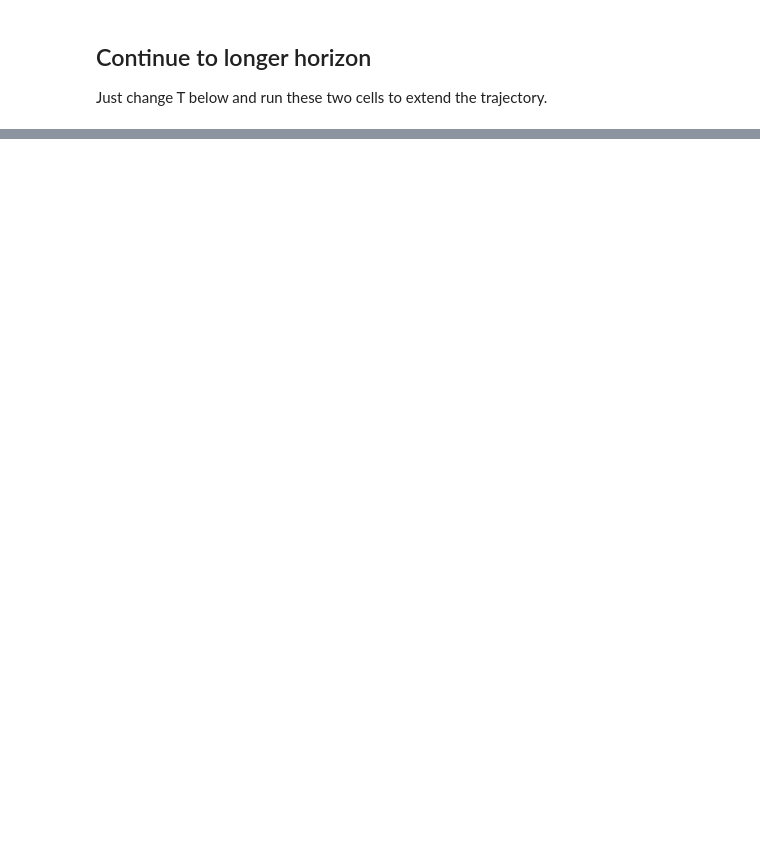
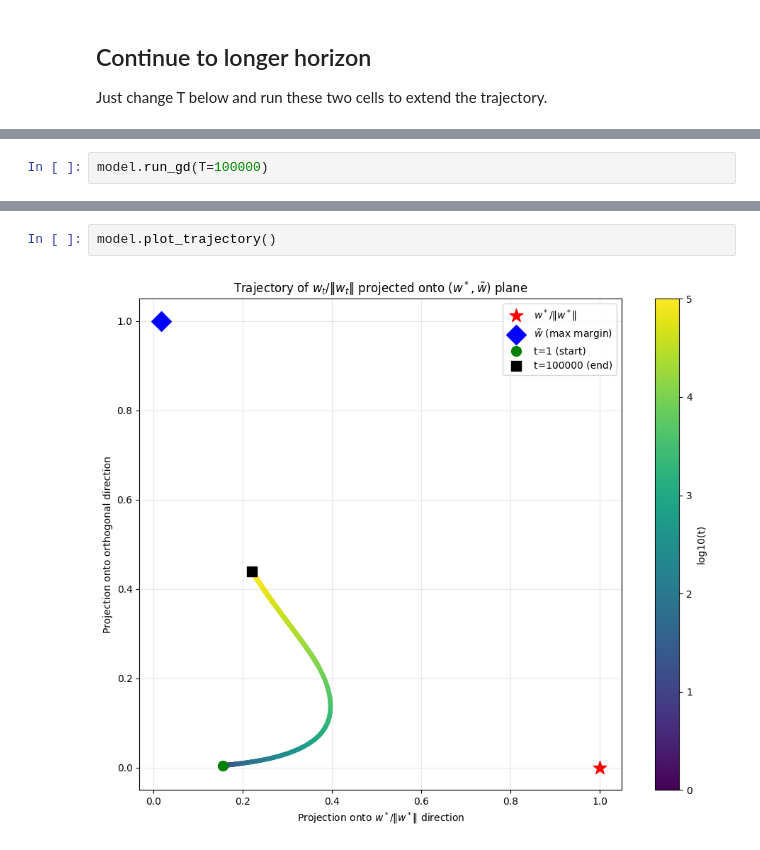
Before and after one commit to AliMorty/early_stopping, a Jupyter notebook: conjecture 1/conjecture1_experiment_V3.ipynb, the cells around one changed output, grey strips where cells are left out. Saved outputs shown, nothing was run; the diff lists cells and outputs as text; blank space fills up the shorter version.

```diff
--- a/conjecture 1/conjecture1_experiment_V3.ipynb
+++ b/conjecture 1/conjecture1_experiment_V3.ipynb
@@ -366,0 +76,2 @@ model.run_gd(T=50000)
+# %%
+model.run_gd(T=100000)
@@ -370,0 +110,4 @@ model.print_summary()
+# %%
+model.plot_trajectory()
+# %% [output]
+[figure, added]
```
Also changed, not shown: parts of 9 cells of this notebook, 1 other file.
